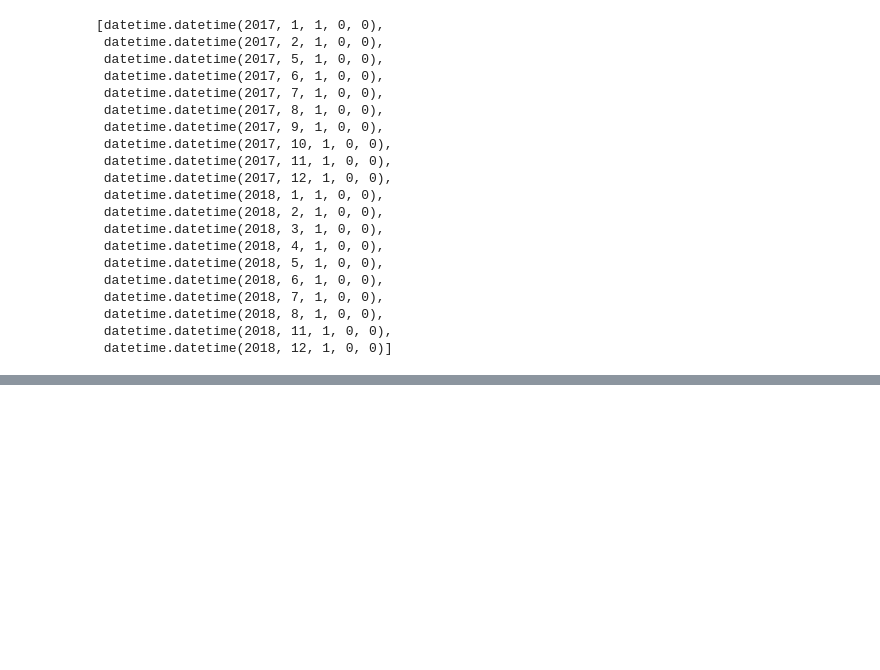
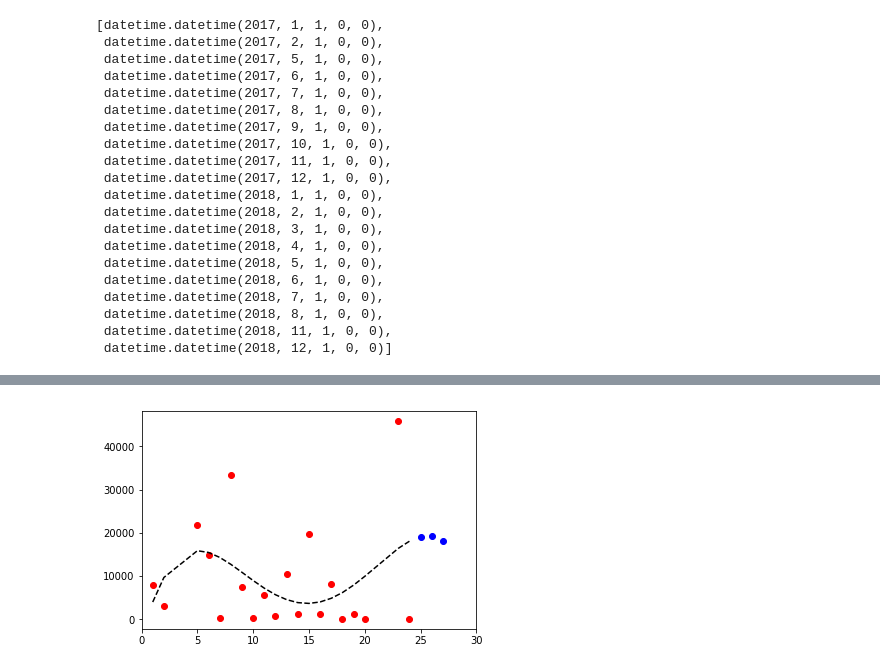
Before and after one commit to thealphadollar/IceEdge, a Jupyter notebook: training/plots/DataAnalysis-pandas-polyfit.ipynb, the cells around one changed output, grey strips where cells are left out. Saved outputs shown, nothing was run; the diff lists cells and outputs as text; code cells hidden in the pictures; blank space fills up the shorter version.

```diff
--- a/training/plots/DataAnalysis-pandas-polyfit.ipynb
+++ b/training/plots/DataAnalysis-pandas-polyfit.ipynb
@@ -118,0 +171,16 @@ AttributeError: 'datetime.timezone' object has no attribute '_utcoffset'
+# %%
+x = [gen_date_num(_) for _ in time_data]
+y = [_ for _ in data_single_customer['tot_tran_amt']]
+fit = np.polyfit(x,y,4)
+fit_fn = np.poly1d(fit)
+# fit_fn is now a function which takes in x and returns an estimate for y
+
+plt.plot(x,y, 'ro')
+plt.plot(x, fit_fn(x), '--k')
+plt.plot(25, fit_fn(25), 'bo')
+plt.plot(26, fit_fn(26), 'bo')
+plt.plot(27, fit_fn(27), 'bo')
+
+plt.xlim(0, 30)
+plt.show()
+# %% [output]
@@ -119,3 +207,4 @@ AttributeError: 'datetime.timezone' object has no attribute '_utcoffset'
+[figure, added]
 # %%
 # amt_data = data_single_customer['tot_tran_amt'].to_numpy()
 # mnth_data = data_single_customer['month']
```
Also changed, not shown: parts of 6 cells of this notebook, 4 other files.
